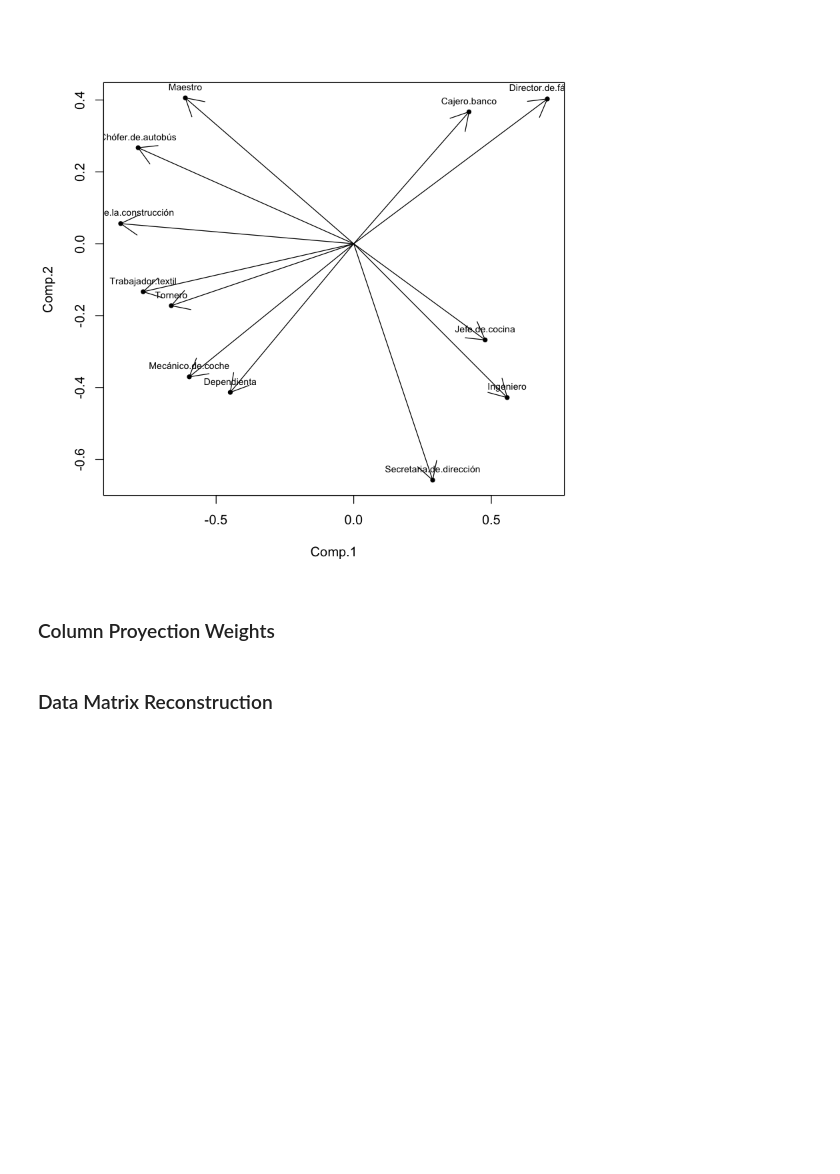
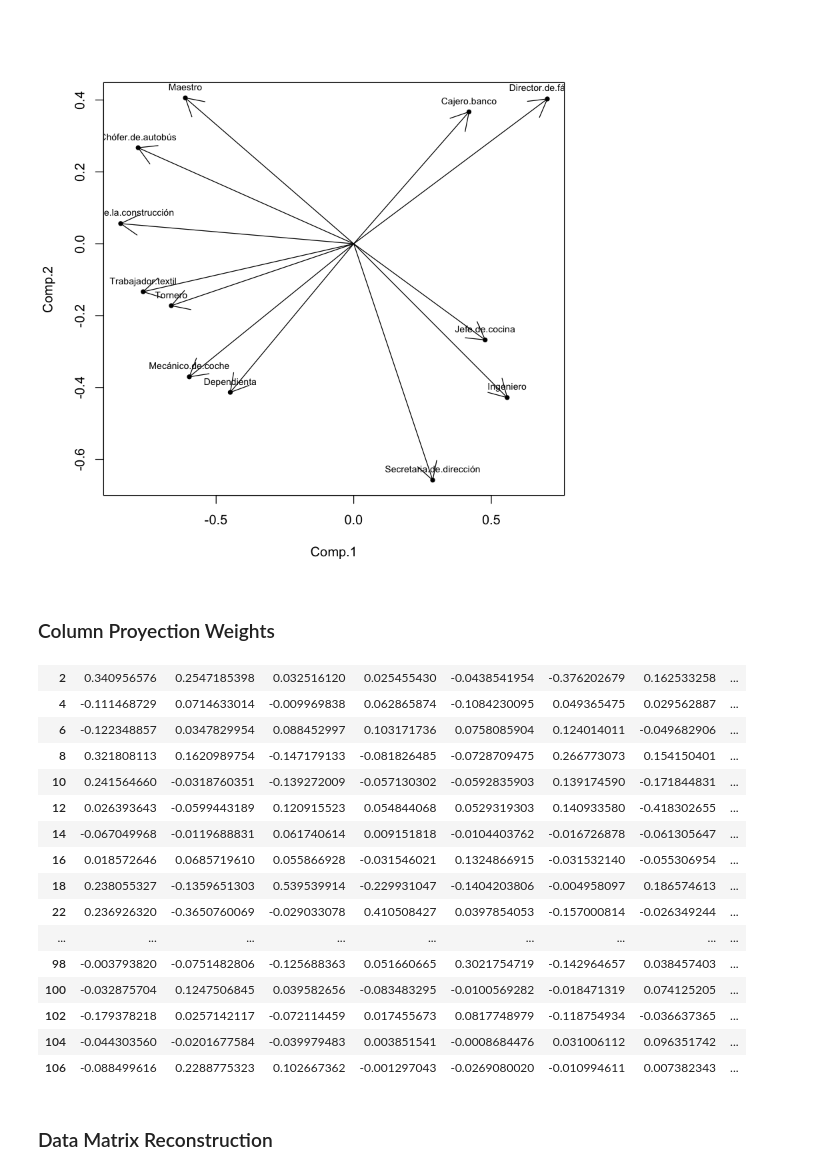
Before and after one commit to garciparedes/r-examples, a Jupyter notebook: notebooks/villes-analysis.ipynb, the cells around one changed output. Cells and saved outputs as stored; diff of their text form; code cells hidden in the pictures; blank space fills up the shorter version.

```diff
--- a/notebooks/villes-analysis.ipynb
+++ b/notebooks/villes-analysis.ipynb
@@ -230,9 +230,26 @@ text(villes.use.pca.scores.vars[, 1:2], cex = 0.7, pos = 3,
 # %% [markdown]
 ### Column Proyection Weights
 # %%
-villes.use.pca.loadings.columns <- t(t(sqrt(diag(1 /dim(villes.use[, -c(1, 2)])[1], dim(villes.use[, -c(1, 2)])[1])) %*%
-    scale(villes.use[, -c(1, 2)]) %*%
-    villes.use.pca$loadings) / villes.use.pca$sdev)
+(villes.use.pca.loadings.columns <- scale(villes.use[, -c(1, 2)]) %*%
+                                    villes.use.pca$loadings   %*%
+                                    diag(1/svd(scale(villes.use[, -c(1, 2)]))$d))
+# %% [output]
+| 2 | 0.340956576 | 0.2547185398 | 0.032516120 | 0.025455430 | -0.0438541954 | -0.376202679 | 0.162533258 | ... |
+| 4 | -0.111468729 | 0.0714633014 | -0.009969838 | 0.062865874 | -0.1084230095 | 0.049365475 | 0.029562887 | ... |
+| 6 | -0.122348857 | 0.0347829954 | 0.088452997 | 0.103171736 | 0.0758085904 | 0.124014011 | -0.049682906 | ... |
+| 8 | 0.321808113 | 0.1620989754 | -0.147179133 | -0.081826485 | -0.0728709475 | 0.266773073 | 0.154150401 | ... |
+| 10 | 0.241564660 | -0.0318760351 | -0.139272009 | -0.057130302 | -0.0592835903 | 0.139174590 | -0.171844831 | ... |
+| 12 | 0.026393643 | -0.0599443189 | 0.120915523 | 0.054844068 | 0.0529319303 | 0.140933580 | -0.418302655 | ... |
+| 14 | -0.067049968 | -0.0119688831 | 0.061740614 | 0.009151818 | -0.0104403762 | -0.016726878 | -0.061305647 | ... |
+| 16 | 0.018572646 | 0.0685719610 | 0.055866928 | -0.031546021 | 0.1324866915 | -0.031532140 | -0.055306954 | ... |
+| 18 | 0.238055327 | -0.1359651303 | 0.539539914 | -0.229931047 | -0.1404203806 | -0.004958097 | 0.186574613 | ... |
+| 22 | 0.236926320 | -0.3650760069 | -0.029033078 | 0.410508427 | 0.0397854053 | -0.157000814 | -0.026349244 | ... |
+| ... | ... | ... | ... | ... | ... | ... | ... | ... |
+| 98 | -0.003793820 | -0.0751482806 | -0.125688363 | 0.051660665 | 0.3021754719 | -0.142964657 | 0.038457403 | ... |
+| 100 | -0.032875704 | 0.1247506845 | 0.039582656 | -0.083483295 | -0.0100569282 | -0.018471319 | 0.074125205 | ... |
+| 102 | -0.179378218 | 0.0257142117 | -0.072114459 | 0.017455673 | 0.0817748979 | -0.118754934 | -0.036637365 | ... |
+| 104 | -0.044303560 | -0.0201677584 | -0.039979483 | 0.003851541 | -0.0008684476 | 0.031006112 | 0.096351742 | ... |
+| 106 | -0.088499616 | 0.2288775323 | 0.102667362 | -0.001297043 | -0.0269080020 | -0.010994611 | 0.007382343 | ... |
 # %% [markdown]
 ### Data Matrix Reconstruction
 # %%
```
Also changed, not shown: parts of 1 cell of this notebook.
